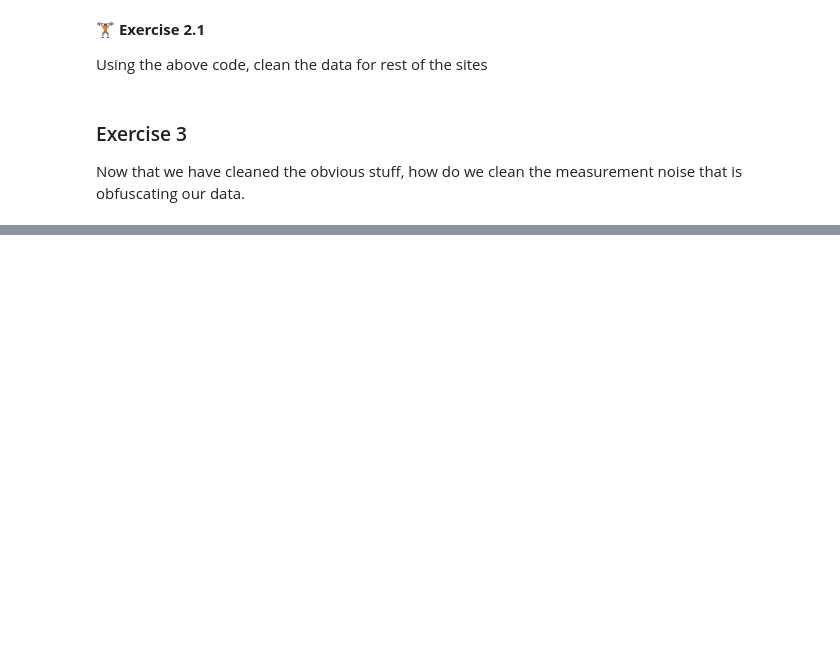
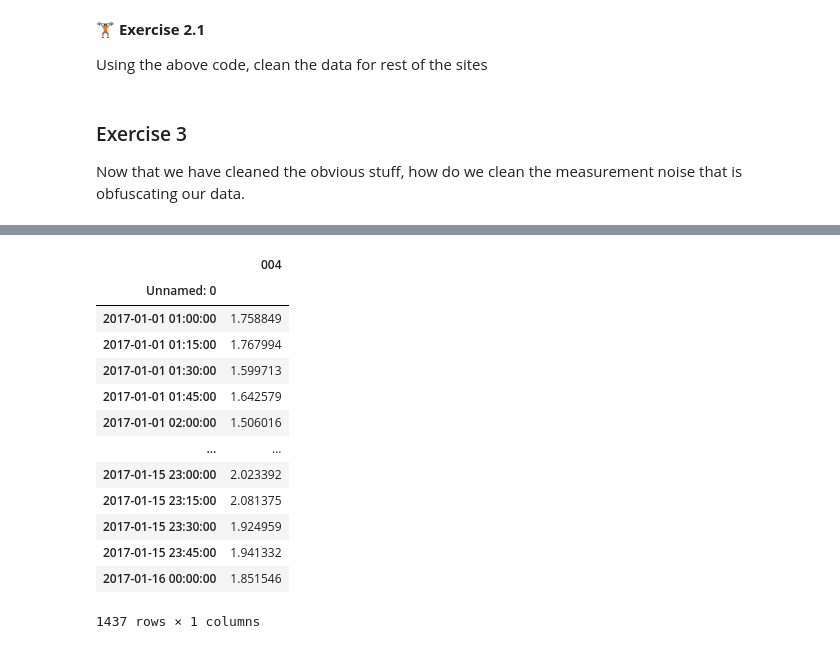
Before and after one commit to abhiramm7/ewri2023_DigitalWater101, a Jupyter notebook: Chapter_2_Data_Filtering.ipynb, the cells around one changed output, grey strips where cells are left out. Cells and saved outputs as stored; diff of their text form; code cells hidden in the pictures; blank space fills up the shorter version.

```diff
--- a/Chapter_2_Data_Filtering.ipynb
+++ b/Chapter_2_Data_Filtering.ipynb
@@ -332,0 +338,18 @@ filter_columns(data=depth_4.to_frame(), column_name='004', psd_threshold=1.0, pl
+# %%
+# By setting the plot to false we can get the cleaned data
+filter_columns(data=depth_4.to_frame(), psd_threshold=1.0, plot=False)
+# %% [output]
+|  | 004 |
+| Unnamed: 0 |  |
+| 2017-01-01 01:00:00 | 1.758849 |
+| 2017-01-01 01:15:00 | 1.767994 |
+| 2017-01-01 01:30:00 | 1.599713 |
+| 2017-01-01 01:45:00 | 1.642579 |
+| 2017-01-01 02:00:00 | 1.506016 |
+| ... | ... |
+| 2017-01-15 23:00:00 | 2.023392 |
+| 2017-01-15 23:15:00 | 2.081375 |
+| 2017-01-15 23:30:00 | 1.924959 |
+| 2017-01-15 23:45:00 | 1.941332 |
+| 2017-01-16 00:00:00 | 1.851546 |
+1437 rows × 1 columns
```
Also changed, not shown: parts of 12 cells of this notebook, 1 other file.
